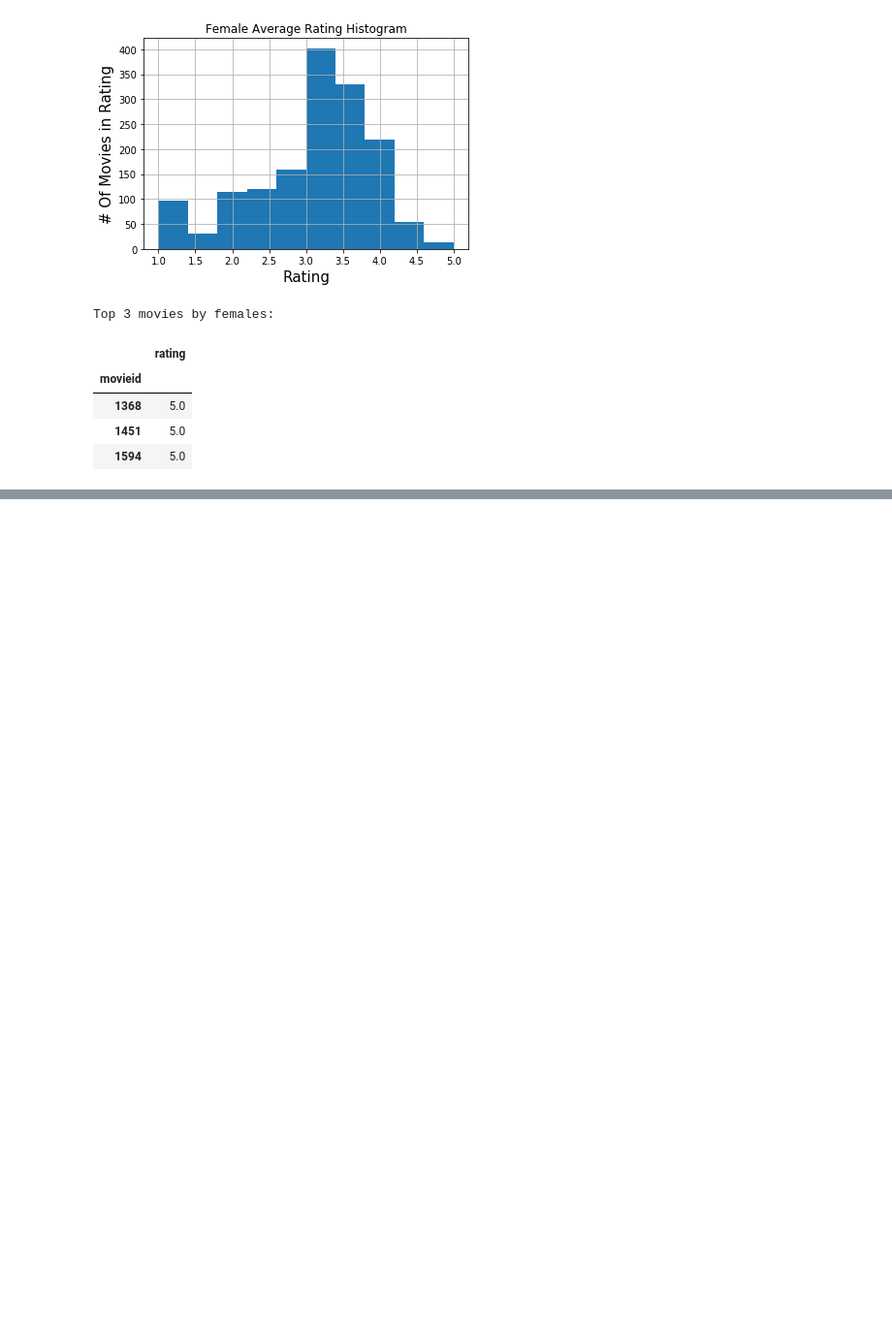
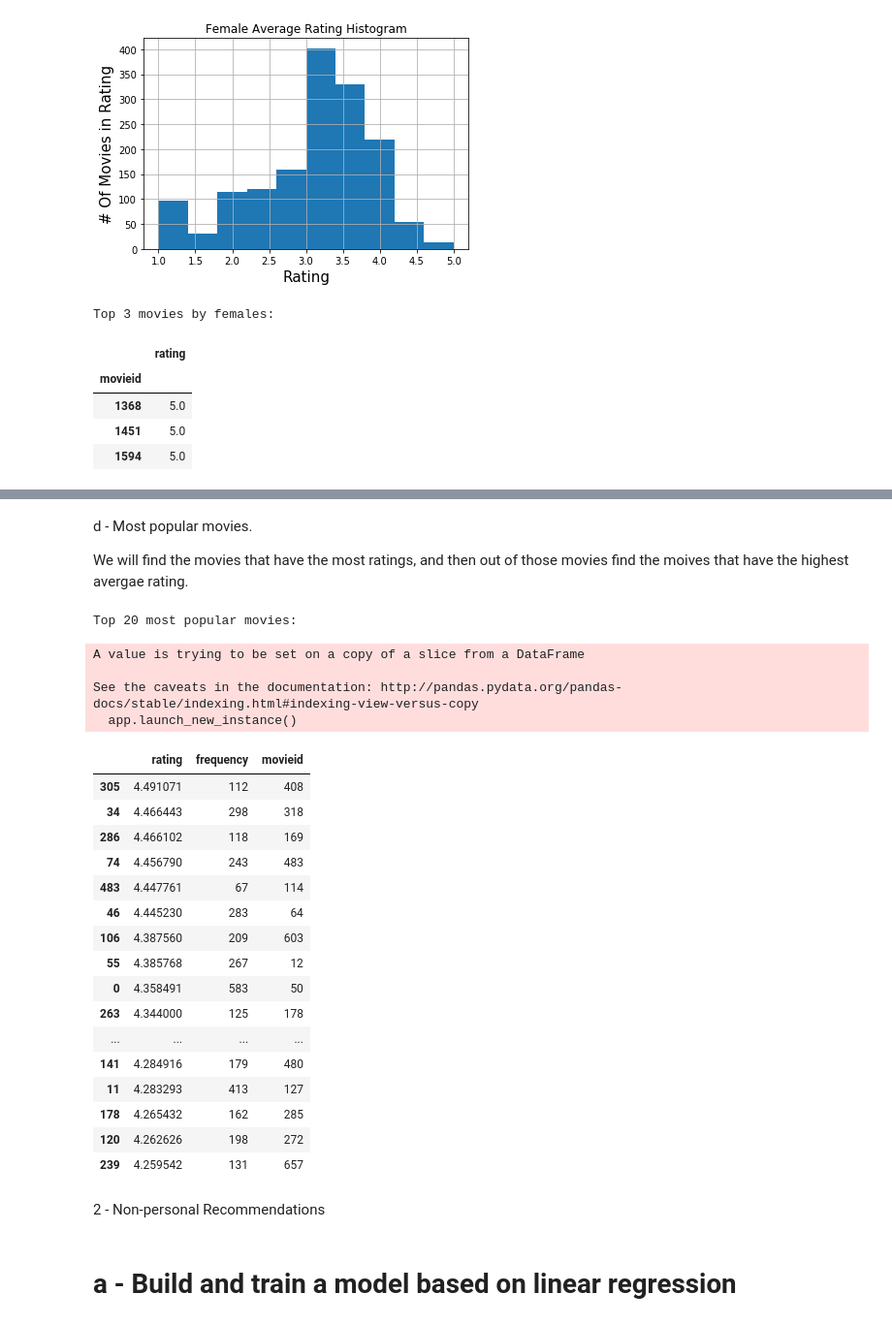
Before and after one commit to nogahm/HW_Recsys, a Jupyter notebook: Recsys.ipynb, the cells around one changed output, grey strips where cells are left out. Shown at 97% size. Drawn from its saved outputs; the diff is of its cells as text; code cells hidden in the pictures; blank space fills up the shorter version.

```diff
--- a/Recsys.ipynb
+++ b/Recsys.ipynb
@@ -131,0 +326,52 @@ Length: 1457, dtype: float64
+# %% [markdown]
+d - Most popular movies.
+
+We will find the movies that have the most ratings, and then out of those movies find the moives that have the highest avergae rating.
+# %%
+# Count ratings per movie
+count_rating_per_movie = ratings['movieid'].value_counts()
+count_rating_per_movie_df = pd.DataFrame({'movieid':count_rating_per_movie.index, 'frequency':count_rating_per_movie.values})
+
+#Merge with average rating:
+count_with_rating = pd.merge(average_rating, count_rating_per_movie_df, left_index=True, right_on='movieid', how='inner')
+
+#Get average frequency
+avg_freq = count_with_rating['frequency'].mean()
+
+#Get movies with frequency over average frequency
+high_freq_indexes = count_with_rating['frequency']>avg_freq
+high_freq = count_with_rating[high_freq_indexes]
+
+#Get movies with highest rating within movies with high rating frequency
+high_freq.sort_values('rating', inplace=True, ascending=False)
+
+#Get top 20
+print('Top 20 most popular movies:')
+high_freq.head(20)
+# %% [output]
+Top 20 most popular movies:
+A value is trying to be set on a copy of a slice from a DataFrame
+
+See the caveats in the documentation: http://pandas.pydata.org/pandas-docs/stable/indexing.html#indexing-view-versus-copy
+  app.launch_new_instance()
+|  | rating | frequency | movieid |
+| 305 | 4.491071 | 112 | 408 |
+| 34 | 4.466443 | 298 | 318 |
+| 286 | 4.466102 | 118 | 169 |
+| 74 | 4.456790 | 243 | 483 |
+| 483 | 4.447761 | 67 | 114 |
+| 46 | 4.445230 | 283 | 64 |
+| 106 | 4.387560 | 209 | 603 |
+| 55 | 4.385768 | 267 | 12 |
+| 0 | 4.358491 | 583 | 50 |
+| 263 | 4.344000 | 125 | 178 |
+| ... | ... | ... | ... |
+| 141 | 4.284916 | 179 | 480 |
+| 11 | 4.283293 | 413 | 127 |
+| 178 | 4.265432 | 162 | 285 |
+| 120 | 4.262626 | 198 | 272 |
+| 239 | 4.259542 | 131 | 657 |
+# %% [markdown]
+2 - Non-personal Recommendations
+# %% [markdown]
+# a - Build and train a model based on linear regression
```
Also changed, not shown: parts of 13 cells of this notebook.
